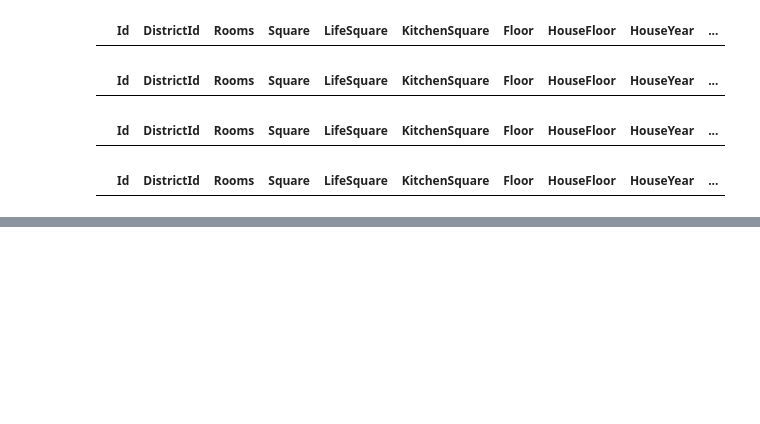
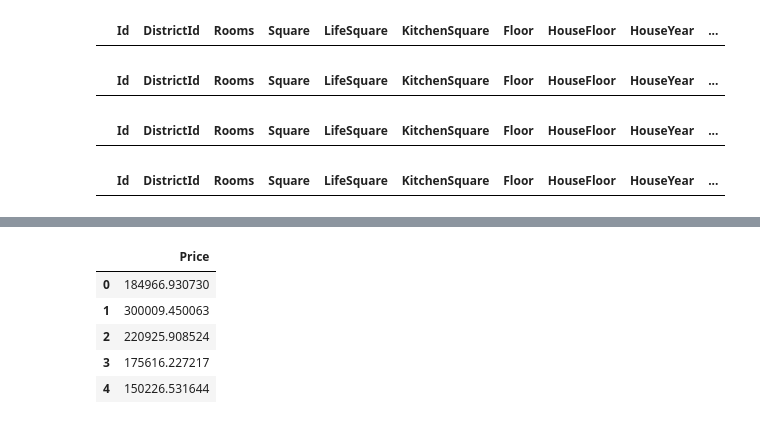
Before and after one commit to zirfuz/python_data_science, a Jupyter notebook: kurs1.ipynb, the cells around one changed output, grey strips where cells are left out. Drawn from its saved outputs; the diff is of its cells as text; code cells hidden in the pictures; blank space fills up the shorter version.

```diff
--- a/kurs1.ipynb
+++ b/kurs1.ipynb
@@ -186,0 +242,10 @@ plt.show()
+# %%
+y = pd.DataFrame(data, columns=['Price'])
+y.head()
+# %% [output]
+|  | Price |
+| 0 | 184966.930730 |
+| 1 | 300009.450063 |
+| 2 | 220925.908524 |
+| 3 | 175616.227217 |
+| 4 | 150226.531644 |
```
Also changed, not shown: parts of 13 cells of this notebook.
